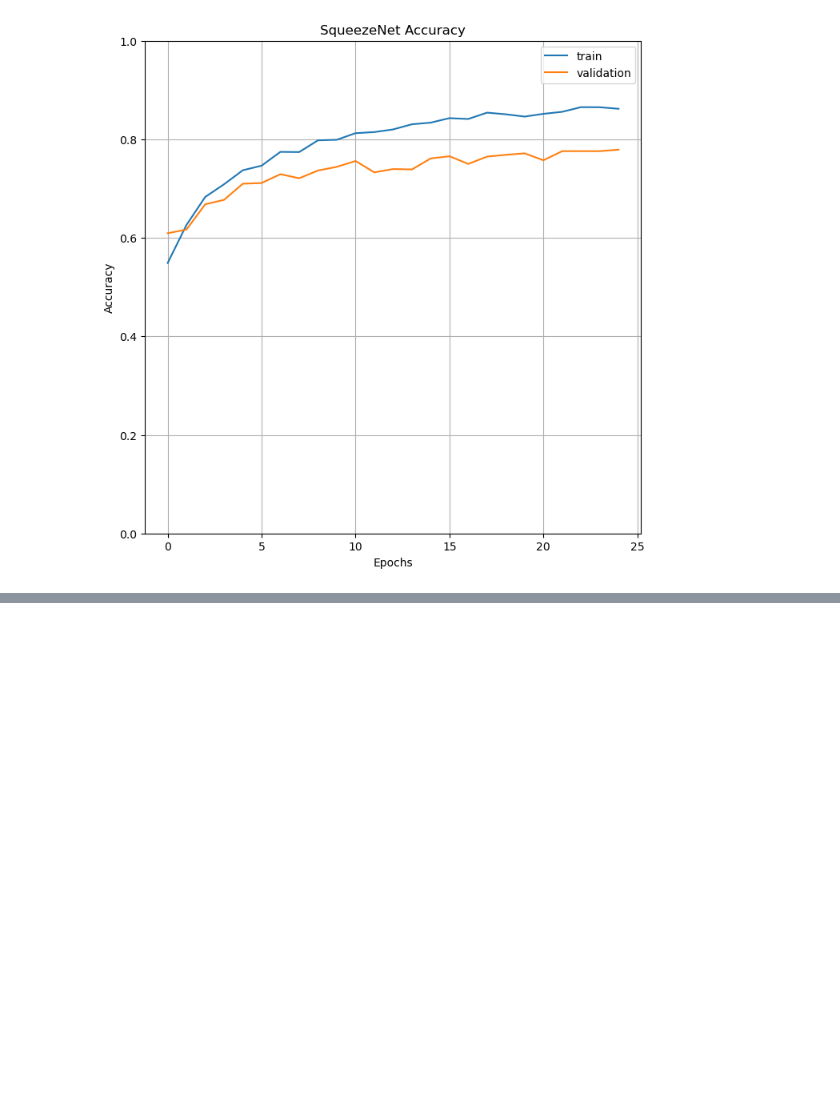
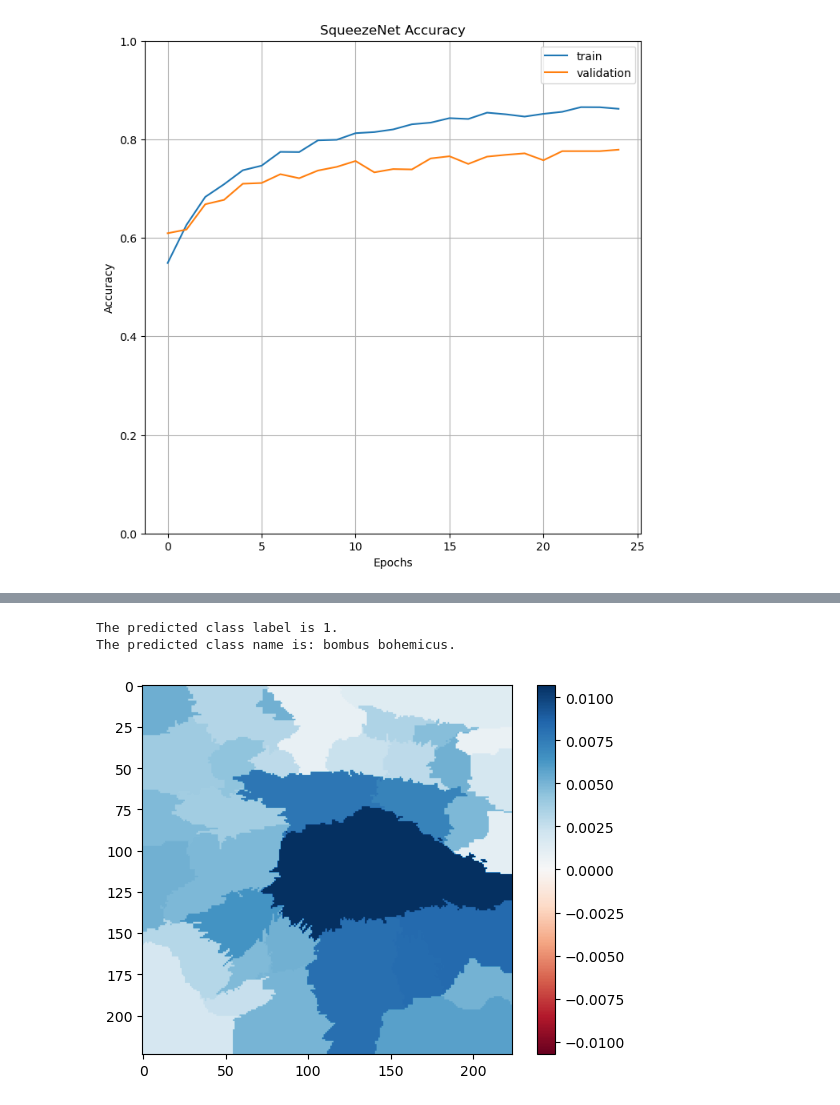
Before and after one commit to alecfei/bumblebee-classification, a Jupyter notebook: testing_augmented_pytorch.ipynb, the cells around one changed output, grey strips where cells are left out. Cells and saved outputs as stored; diff of their text form; code cells hidden in the pictures; blank space fills up the shorter version.

```diff
--- a/testing_augmented_pytorch.ipynb
+++ b/testing_augmented_pytorch.ipynb
@@ -441,0 +540,54 @@ Predcition 3 : bombus lucorum , Score:  0.056563508
+# %%
+def batch_predict(images):
+    squeezenet.eval()
+    batch = torch.stack(tuple(preprocess_transform(i) for i in images), dim=0)
+
+    device = torch.device("cuda" if torch.cuda.is_available() else "cpu")
+    squeezenet.to(device)
+    batch = batch.to(device)
+
+    logits = squeezenet(batch)
+    probs = F.softmax(logits, dim=1)
+    return probs.detach().cpu().numpy()
+# %%
+test_pred = batch_predict([pill_transf(img)])
+class_label = test_pred.squeeze().argmax()
+print(f'The predicted class label is {class_label}.')
+print(f'The predicted class name is: {idx_to_class[class_label]}.')
+# %% [output]
+The predicted class label is 1.
+The predicted class name is: bombus bohemicus.
+# %%
+explainer = lime_image.LimeImageExplainer()
+# %%
+explanation = explainer.explain_instance(np.array(pill_transf(img)),
+                                         batch_predict, # classification function
+                                         top_labels=5,
+                                         hide_color=0,
+                                         num_samples=1000) # number of images that will be sent to classification function
+# %%
+from functools import partial
+
+#Select the same class explained on the figures above.
+ind =  explanation.top_labels[0]
+
+#Map each explanation weight to the corresponding superpixel
+dict_heatmap = dict(explanation.local_exp[ind])
+
+# Set default value for None entries
+default_value = 0  # You can adjust this value based on your preferences
+
+# Create a custom function to handle default value
+def get_with_default(key):
+    return dict_heatmap.get(key, default_value)
+
+# Vectorize the function using np.vectorize
+vectorized_get_with_default = np.vectorize(get_with_default, otypes=[np.float64])
+heatmap = vectorized_get_with_default(explanation.segments)
+
+# Plot. The visualization makes more sense if a symmetrical colorbar is used.
+plt.imshow(heatmap, cmap='RdBu', vmin=-np.max(np.abs(heatmap)), vmax=np.max(np.abs(heatmap)))
+plt.colorbar()
+plt.show()
+# %% [output]
+[figure, added]
```
Also changed, not shown: parts of 14 cells of this notebook.
